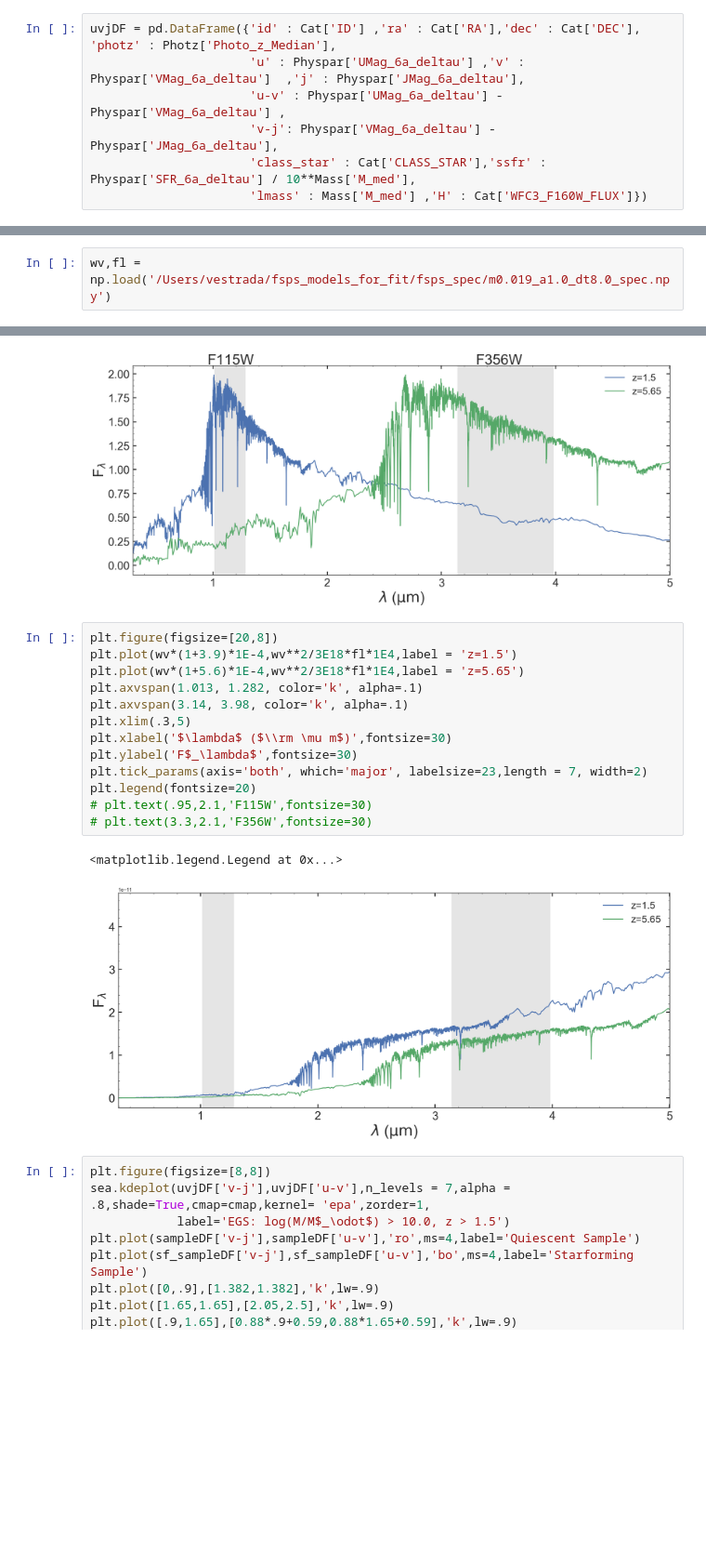
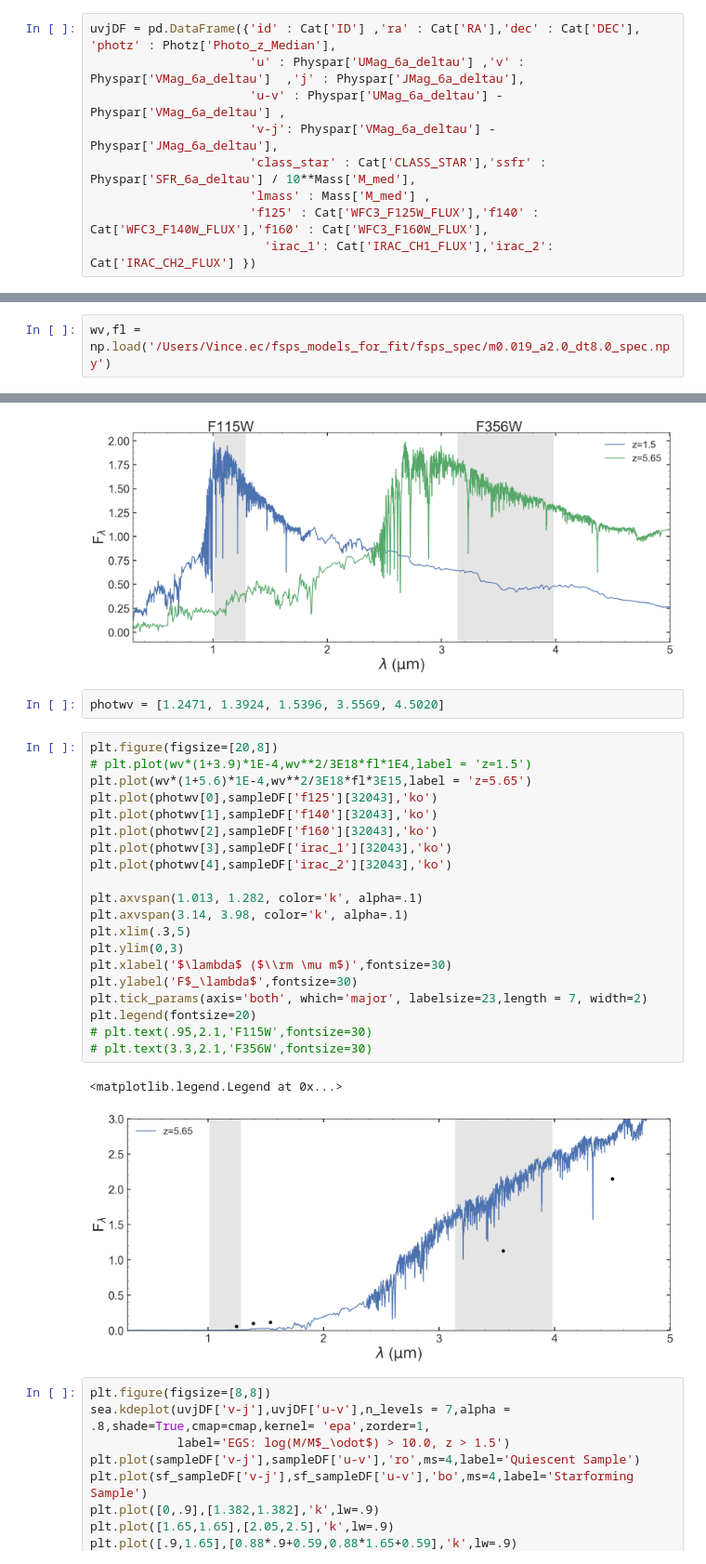
Before and after one commit to Vince-ec/JWST_proposal, a Jupyter notebook: source_find.ipynb, the cells around one changed output, grey strips where cells are left out. Shown at 93% size. Drawn from its saved outputs; the diff is of its cells as text; blank space fills up the shorter version.

```diff
--- a/source_find.ipynb
+++ b/source_find.ipynb
@@ -65,7 +78,9 @@ uvjDF = pd.DataFrame({'id' : Cat['ID'] ,'ra' : Cat['RA'],'dec' : Cat['DEC'], 'ph
                       'u-v' : Physpar['UMag_6a_deltau'] - Physpar['VMag_6a_deltau'] ,
                       'v-j': Physpar['VMag_6a_deltau'] - Physpar['JMag_6a_deltau'],
                       'class_star' : Cat['CLASS_STAR'],'ssfr' : Physpar['SFR_6a_deltau'] / 10**Mass['M_med'],
-                      'lmass' : Mass['M_med'] ,'H' : Cat['WFC3_F160W_FLUX']})
+                      'lmass' : Mass['M_med'] ,
+                      'f125' : Cat['WFC3_F125W_FLUX'],'f140' : Cat['WFC3_F140W_FLUX'],'f160' : Cat['WFC3_F160W_FLUX'],
+                        'irac_1': Cat['IRAC_CH1_FLUX'],'irac_2': Cat['IRAC_CH2_FLUX'] })
 # %%
 uvjDF = uvjDF[uvjDF.class_star < 0.8]
 uvjDF = uvjDF[uvjDF.lmass > 10.0 ]
@@ -273,7 +289,7 @@ plt.hist(sampleDF['photz'])
  <a list of 10 Patch objects>)
 [figure]
 # %%
-wv,fl = np.load('/Users/vestrada/fsps_models_for_fit/fsps_spec/m0.019_a1.0_dt8.0_spec.npy')
+wv,fl = np.load('/Users/Vince.ec/fsps_models_for_fit/fsps_spec/m0.019_a2.0_dt8.0_spec.npy')
 # %%
 plt.figure(figsize=[20,8])
 plt.plot(wv*(1+1.5)*1E-4,fl*1E4,label = 'z=1.5')
@@ -291,22 +307,31 @@ plt.text(3.3,2.1,'F356W',fontsize=30)
 plt.savefig('spec.png',bbox_inches='tight')
 # %% [output]
 [figure]
+# %%
+photwv = [1.2471, 1.3924, 1.5396, 3.5569, 4.5020]
 # %%
 plt.figure(figsize=[20,8])
-plt.plot(wv*(1+3.9)*1E-4,wv**2/3E18*fl*1E4,label = 'z=1.5')
-plt.plot(wv*(1+5.6)*1E-4,wv**2/3E18*fl*1E4,label = 'z=5.65')
+# plt.plot(wv*(1+3.9)*1E-4,wv**2/3E18*fl*1E4,label = 'z=1.5')
+plt.plot(wv*(1+5.6)*1E-4,wv**2/3E18*fl*3E15,label = 'z=5.65')
+plt.plot(photwv[0],sampleDF['f125'][32043],'ko')
+plt.plot(photwv[1],sampleDF['f140'][32043],'ko')
+plt.plot(photwv[2],sampleDF['f160'][32043],'ko')
+plt.plot(photwv[3],sampleDF['irac_1'][32043],'ko')
+plt.plot(photwv[4],sampleDF['irac_2'][32043],'ko')
+
 plt.axvspan(1.013, 1.282, color='k', alpha=.1)
 plt.axvspan(3.14, 3.98, color='k', alpha=.1)
 plt.xlim(.3,5)
+plt.ylim(0,3)
 plt.xlabel('$\lambda$ ($\\rm \mu m$)',fontsize=30)
 plt.ylabel('F$_\lambda$',fontsize=30)
 plt.tick_params(axis='both', which='major', labelsize=23,length = 7, width=2)
 plt.legend(fontsize=20)
 # plt.text(.95,2.1,'F115W',fontsize=30)
 # plt.text(3.3,2.1,'F356W',fontsize=30)
 # %% [output]
 <matplotlib.legend.Legend at 0x...>
-[figure, old version]
+[figure, new version]
 # %%
 plt.figure(figsize=[8,8])
 sea.kdeplot(uvjDF['v-j'],uvjDF['u-v'],n_levels = 7,alpha = .8,shade=True,cmap=cmap,kernel= 'epa',zorder=1,
```
Also changed, not shown: parts of 7 cells of this notebook.
